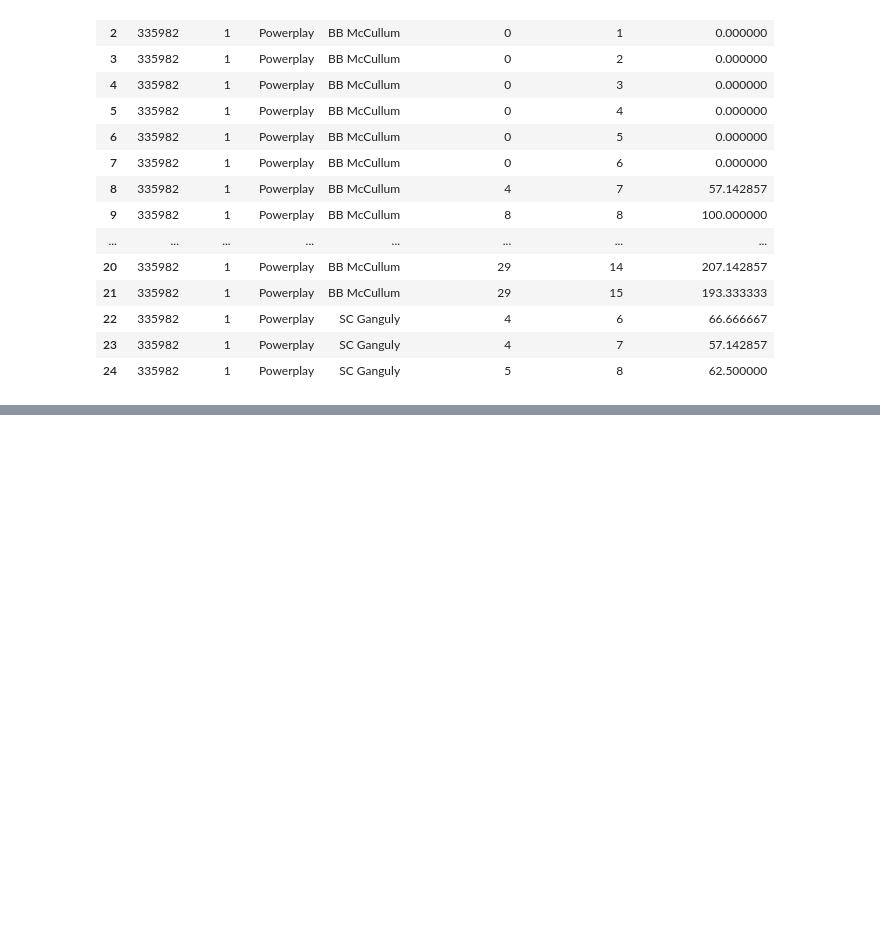
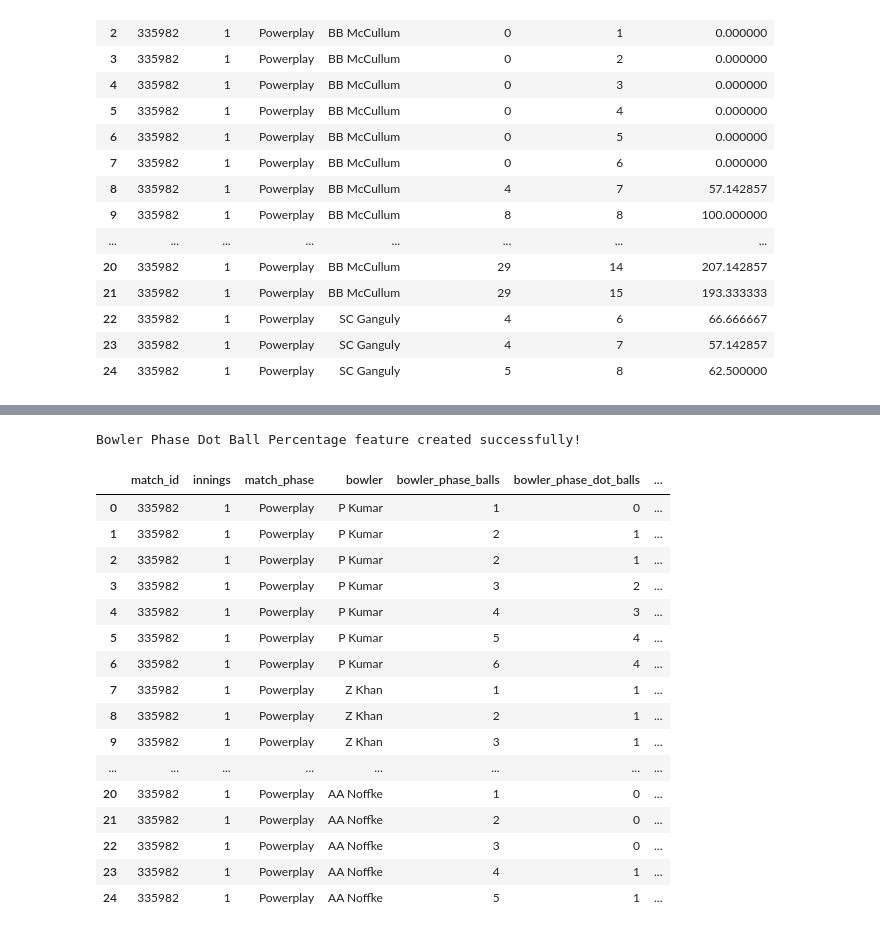
Before and after one commit to SandeepKumar-1019/IPL-Performance-Intelligence, a Jupyter notebook: notebooks/02_feature_engineering.ipynb, the cells around one changed output, grey strips where cells are left out. Saved outputs shown, nothing was run; the diff lists cells and outputs as text; code cells hidden in the pictures; blank space fills up the shorter version.

```diff
--- a/notebooks/02_feature_engineering.ipynb
+++ b/notebooks/02_feature_engineering.ipynb
@@ -1741,0 +1953,22 @@ df[
+# %%
+# Create Bowler Phase Balls feature
+
+df['bowler_phase_balls'] = (
+    df.groupby(
+        ['match_id', 'innings', 'match_phase', 'bowler']
+    )['valid_ball']
+    .cumsum()
+)
+
+print("Bowler Phase Balls feature created successfully!")
+
+df[
+    [
+        'match_id',
+        'innings',
+        'match_phase',
+        'bowler',
+        'valid_ball',
+        'bowler_phase_balls'
+    ]
+].head(25)
@@ -1741,0 +1994,41 @@ df[
+# %%
+# Create Bowler Phase Dot Ball Percentage feature
+
+df['bowler_phase_dot_ball_pct'] = (
+    df['bowler_phase_dot_balls']
+    / df['bowler_phase_balls']
+    * 100
+)
+
+print("Bowler Phase Dot Ball Percentage feature created successfully!")
+
+df[
+    [
+        'match_id',
+        'innings',
+        'match_phase',
+        'bowler',
+        'bowler_phase_balls',
+        'bowler_phase_dot_balls',
+        'bowler_phase_dot_ball_pct'
+    ]
+].head(25)
+# %% [output]
+Bowler Phase Dot Ball Percentage feature created successfully!
+|  | match_id | innings | match_phase | bowler | bowler_phase_balls | bowler_phase_dot_balls | ... |
+| 0 | 335982 | 1 | Powerplay | P Kumar | 1 | 0 | ... |
+| 1 | 335982 | 1 | Powerplay | P Kumar | 2 | 1 | ... |
+| 2 | 335982 | 1 | Powerplay | P Kumar | 2 | 1 | ... |
+| 3 | 335982 | 1 | Powerplay | P Kumar | 3 | 2 | ... |
+| 4 | 335982 | 1 | Powerplay | P Kumar | 4 | 3 | ... |
+| 5 | 335982 | 1 | Powerplay | P Kumar | 5 | 4 | ... |
+| 6 | 335982 | 1 | Powerplay | P Kumar | 6 | 4 | ... |
+| 7 | 335982 | 1 | Powerplay | Z Khan | 1 | 1 | ... |
+| 8 | 335982 | 1 | Powerplay | Z Khan | 2 | 1 | ... |
+| 9 | 335982 | 1 | Powerplay | Z Khan | 3 | 1 | ... |
+| ... | ... | ... | ... | ... | ... | ... | ... |
+| 20 | 335982 | 1 | Powerplay | AA Noffke | 1 | 0 | ... |
+| 21 | 335982 | 1 | Powerplay | AA Noffke | 2 | 0 | ... |
+| 22 | 335982 | 1 | Powerplay | AA Noffke | 3 | 0 | ... |
+| 23 | 335982 | 1 | Powerplay | AA Noffke | 4 | 1 | ... |
+| 24 | 335982 | 1 | Powerplay | AA Noffke | 5 | 1 | ... |
```
Also changed, not shown: parts of 35 cells of this notebook.
